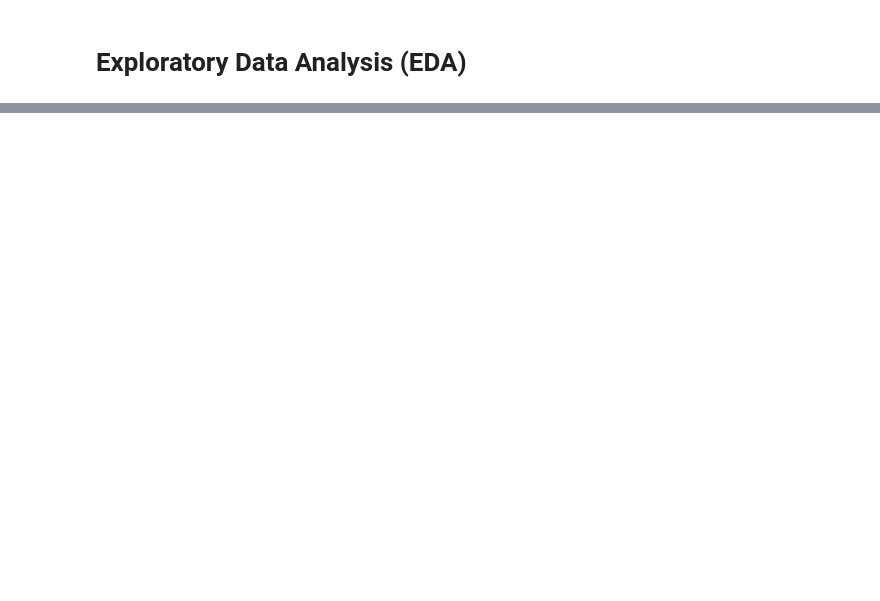
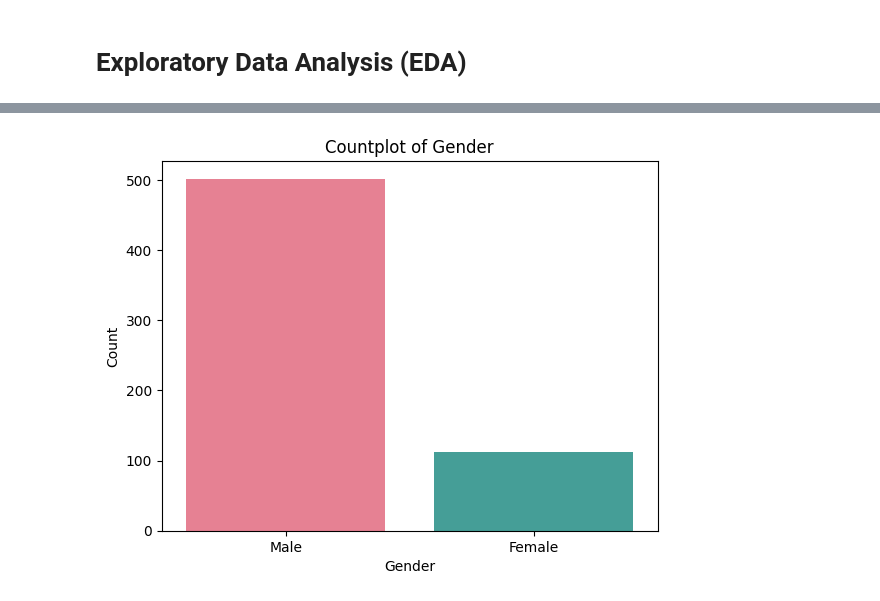
Before and after one commit to Saisha0512/Loan_Prediction_Model, a Jupyter notebook: Loan_Prediction_Model.ipynb, the cells around one changed output, grey strips where cells are left out. Drawn from its saved outputs; the diff is of its cells as text; code cells hidden in the pictures; blank space fills up the shorter version.

Commit message:
Added Countplot (EDA)

```diff
--- a/Loan_Prediction_Model.ipynb
+++ b/Loan_Prediction_Model.ipynb
@@ -164,0 +188,9 @@ df.sample(5)
+# %%
+# Countplot to count the no. of applicants according to gender
+sns.countplot(x = df['Gender'], data = df, palette = 'husl')
+plt.title('Countplot of Gender')
+plt.xlabel('Gender')
+plt.ylabel('Count')
+plt.show()
+# %% [output]
+[figure, added]
```
Also changed, not shown: parts of 5 cells of this notebook.
